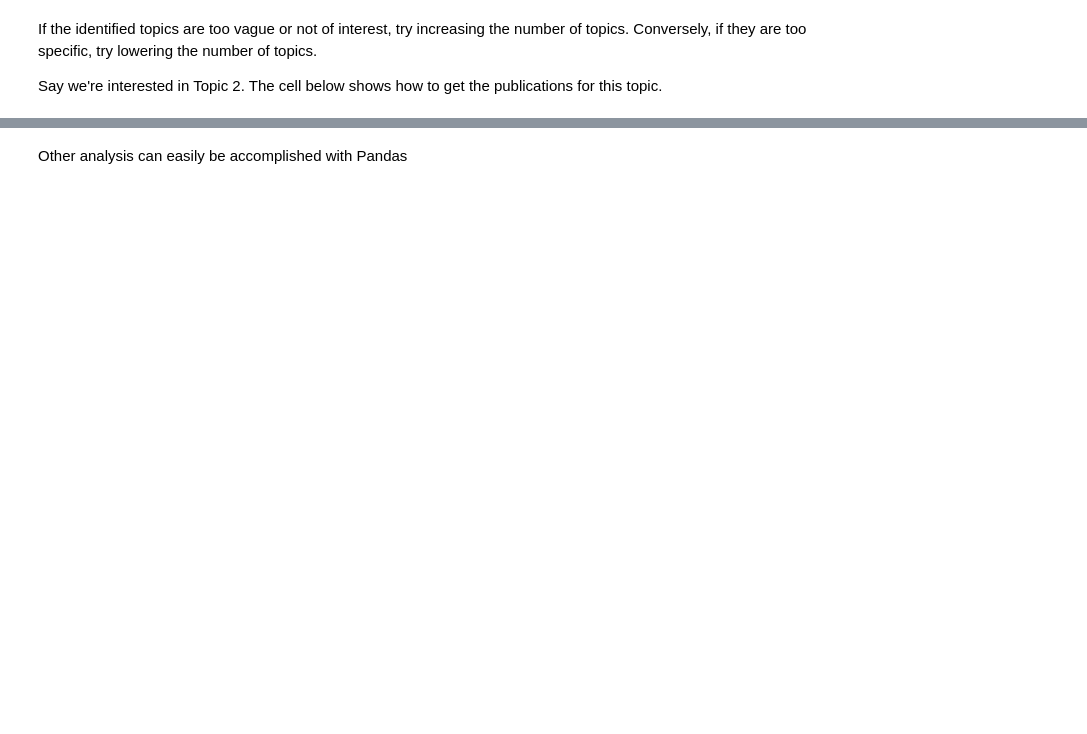
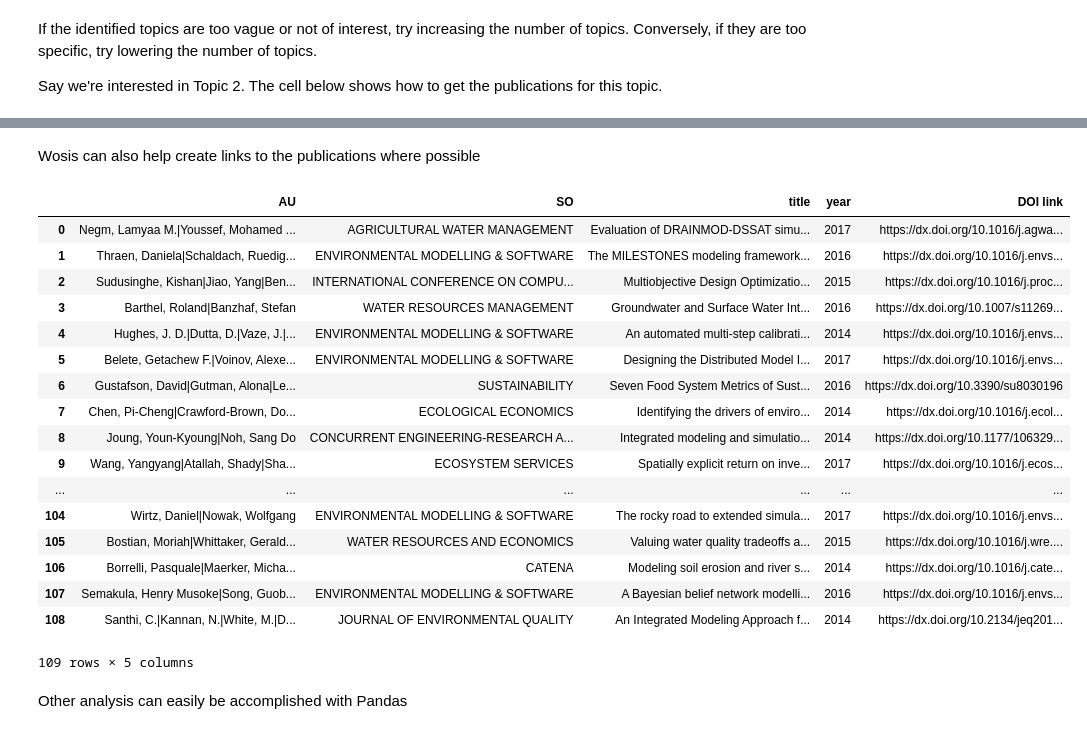
Before and after one commit to ConnectedSystems/wosis, a Jupyter notebook: tutorial/Wosis Quick Tutorial.ipynb, the cells around one changed output, grey strips where cells are left out. Saved outputs shown, nothing was run; the diff lists cells and outputs as text; code cells hidden in the pictures; blank space fills up the shorter version.

Commit message:
Added DOI link generator

```diff
--- a/tutorial/Wosis Quick Tutorial.ipynb
+++ b/tutorial/Wosis Quick Tutorial.ipynb
@@ -396,2 +394,26 @@ wosis.analysis.author_citations(topic_recs)[0:10]
+# %% [markdown]
+Wosis can also help create links to the publications where possible
+# %%
+topic_df = wosis.link_to_pub(topic_recs)  # Creates a new column called 'DOI link'
+topic_df.loc[:, ~topic_df.columns.isin(hide_columns)]
+# %% [output]
+|  | AU | SO | title | year | DOI link |
+| 0 | Negm, Lamyaa M.|Youssef, Mohamed ... | AGRICULTURAL WATER MANAGEMENT | Evaluation of DRAINMOD-DSSAT simu... | 2017 | https://dx.doi.org/10.1016/j.agwa... |
+| 1 | Thraen, Daniela|Schaldach, Ruedig... | ENVIRONMENTAL MODELLING & SOFTWARE | The MILESTONES modeling framework... | 2016 | https://dx.doi.org/10.1016/j.envs... |
+| 2 | Sudusinghe, Kishan|Jiao, Yang|Ben... | INTERNATIONAL CONFERENCE ON COMPU... | Multiobjective Design Optimizatio... | 2015 | https://dx.doi.org/10.1016/j.proc... |
+| 3 | Barthel, Roland|Banzhaf, Stefan | WATER RESOURCES MANAGEMENT | Groundwater and Surface Water Int... | 2016 | https://dx.doi.org/10.1007/s11269... |
+| 4 | Hughes, J. D.|Dutta, D.|Vaze, J.|... | ENVIRONMENTAL MODELLING & SOFTWARE | An automated multi-step calibrati... | 2014 | https://dx.doi.org/10.1016/j.envs... |
+| 5 | Belete, Getachew F.|Voinov, Alexe... | ENVIRONMENTAL MODELLING & SOFTWARE | Designing the Distributed Model I... | 2017 | https://dx.doi.org/10.1016/j.envs... |
+| 6 | Gustafson, David|Gutman, Alona|Le... | SUSTAINABILITY | Seven Food System Metrics of Sust... | 2016 | https://dx.doi.org/10.3390/su8030196 |
+| 7 | Chen, Pi-Cheng|Crawford-Brown, Do... | ECOLOGICAL ECONOMICS | Identifying the drivers of enviro... | 2014 | https://dx.doi.org/10.1016/j.ecol... |
+| 8 | Joung, Youn-Kyoung|Noh, Sang Do | CONCURRENT ENGINEERING-RESEARCH A... | Integrated modeling and simulatio... | 2014 | https://dx.doi.org/10.1177/106329... |
+| 9 | Wang, Yangyang|Atallah, Shady|Sha... | ECOSYSTEM SERVICES | Spatially explicit return on inve... | 2017 | https://dx.doi.org/10.1016/j.ecos... |
+| ... | ... | ... | ... | ... | ... |
+| 104 | Wirtz, Daniel|Nowak, Wolfgang | ENVIRONMENTAL MODELLING & SOFTWARE | The rocky road to extended simula... | 2017 | https://dx.doi.org/10.1016/j.envs... |
+| 105 | Bostian, Moriah|Whittaker, Gerald... | WATER RESOURCES AND ECONOMICS | Valuing water quality tradeoffs a... | 2015 | https://dx.doi.org/10.1016/j.wre.... |
+| 106 | Borrelli, Pasquale|Maerker, Micha... | CATENA | Modeling soil erosion and river s... | 2014 | https://dx.doi.org/10.1016/j.cate... |
+| 107 | Semakula, Henry Musoke|Song, Guob... | ENVIRONMENTAL MODELLING & SOFTWARE | A Bayesian belief network modelli... | 2016 | https://dx.doi.org/10.1016/j.envs... |
+| 108 | Santhi, C.|Kannan, N.|White, M.|D... | JOURNAL OF ENVIRONMENTAL QUALITY | An Integrated Modeling Approach f... | 2014 | https://dx.doi.org/10.2134/jeq201... |
+109 rows × 5 columns
 # %% [markdown]
 Other analysis can easily be accomplished with Pandas
```
Also changed, not shown: parts of 11 cells of this notebook, 2 other files.
